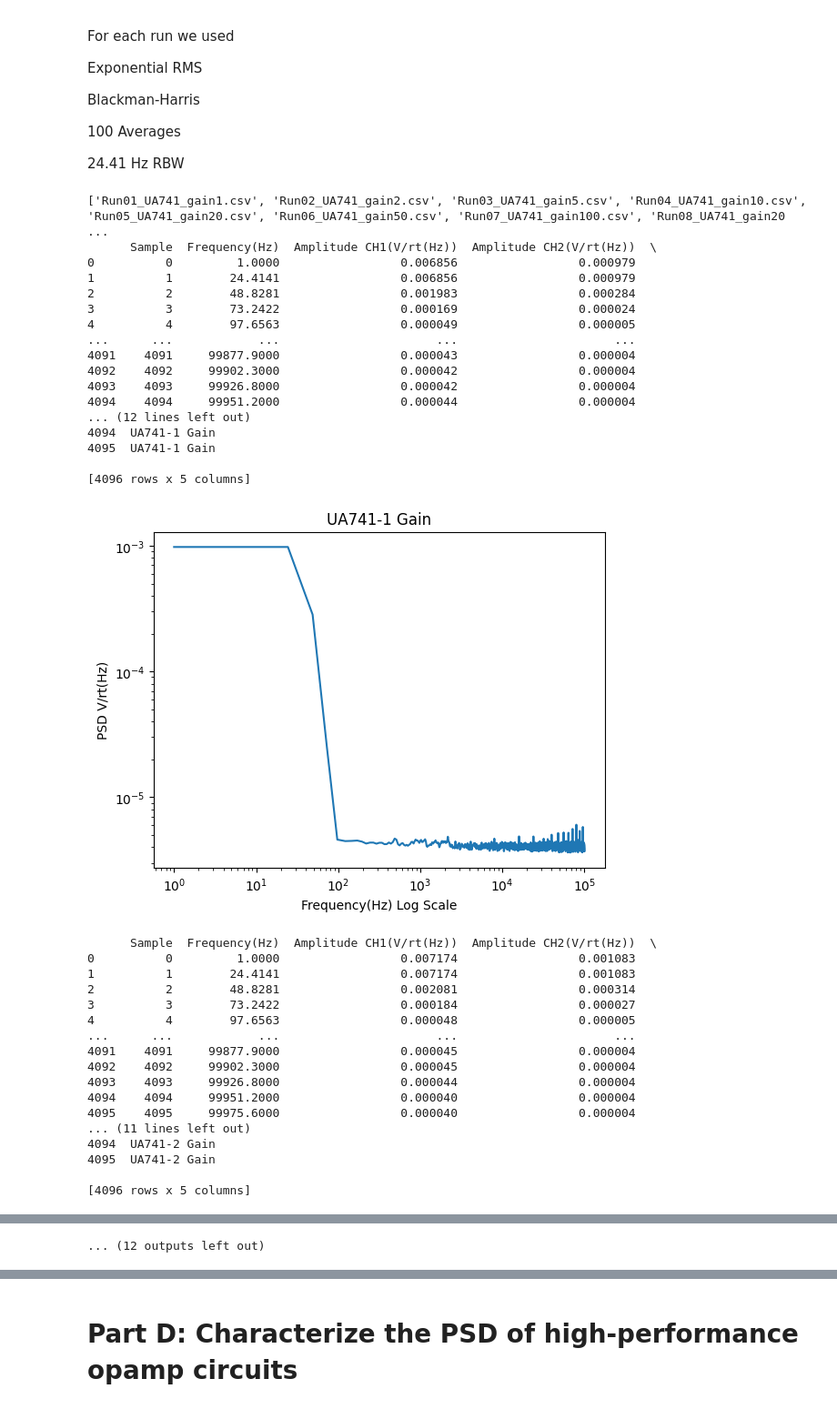
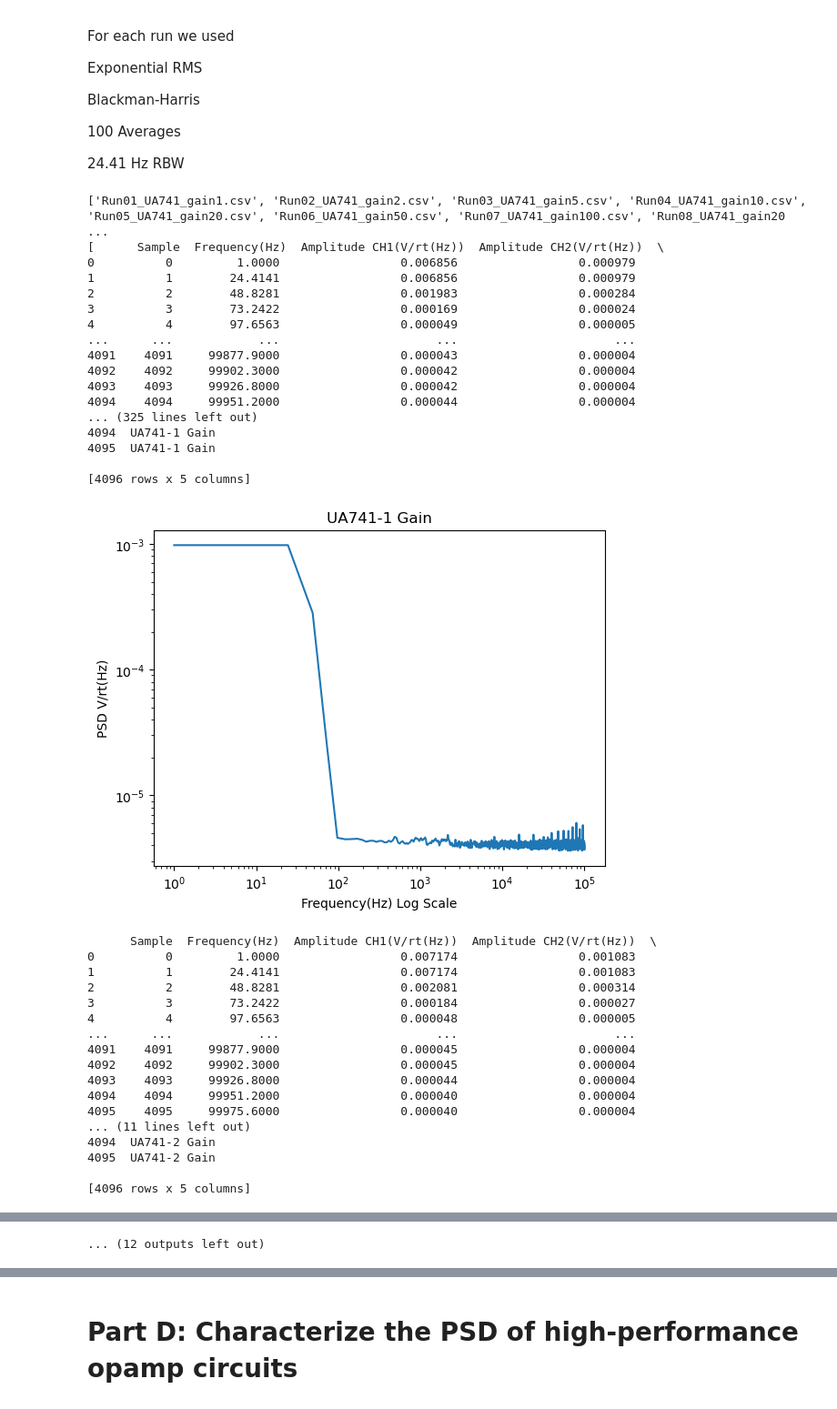
Before and after one commit to MazinDan/Analog_Lab_B, a Jupyter notebook: Lab_4_Report/Analog_Lab4.ipynb, the cells around one changed output, grey strips where cells are left out. Shown at 91% size. Drawn from its saved outputs; the diff is of its cells as text; code cells hidden in the pictures.

```diff
--- a/Lab_4_Report/Analog_Lab4.ipynb
+++ b/Lab_4_Report/Analog_Lab4.ipynb
@@ -371,38 +371,43 @@ print(ua741_gain_files)
 # Holds dataframes for all the gain files
 
 ua741_gain_frames = []
+titles = []
 for file in ua741_gain_files:
     ua741_gain_frames += [pd.read_csv(f'{ua741_gain_folder}/{file}')]
+    temp_title = file[:-4]
+    temp_title = temp_title[12:]
+    titles += [temp_title]
+print(ua741_gain_frames)
 
 for frame in ua741_gain_frames:
     plt.figure()
     plt.xscale('log')
     plt.yscale('log')
     plt.title(frame['Title'][0])
     plt.xlabel('Frequency(Hz) Log Scale')
     plt.ylabel('PSD V/rt(Hz)')
     plt.plot(frame['Frequency(Hz)'], frame['Amplitude CH2(V/rt(Hz))'])
     print(frame)
     plt.show()
 # %% [output]
 ['Run01_UA741_gain1.csv', 'Run02_UA741_gain2.csv', 'Run03_UA741_gain5.csv', 'Run04_UA741_gain10.csv', 'Run05_UA741_gain20.csv', 'Run06_UA741_gain50.csv', 'Run07_UA741_gain100.csv', 'Run08_UA741_gain20 ...
-      Sample  Frequency(Hz)  Amplitude CH1(V/rt(Hz))  Amplitude CH2(V/rt(Hz))  \
+[      Sample  Frequency(Hz)  Amplitude CH1(V/rt(Hz))  Amplitude CH2(V/rt(Hz))  \
 0          0         1.0000                 0.006856                 0.000979
 1          1        24.4141                 0.006856                 0.000979
 2          2        48.8281                 0.001983                 0.000284
 3          3        73.2422                 0.000169                 0.000024
 4          4        97.6563                 0.000049                 0.000005
 ...      ...            ...                      ...                      ...
 4091    4091     99877.9000                 0.000043                 0.000004
 4092    4092     99902.3000                 0.000042                 0.000004
 4093    4093     99926.8000                 0.000042                 0.000004
 4094    4094     99951.2000                 0.000044                 0.000004
-... (12 lines left out)
+... (325 lines left out)
 4094  UA741-1 Gain
 4095  UA741-1 Gain
 
 [4096 rows x 5 columns]
-[figure, old version]
+[figure, new version]
       Sample  Frequency(Hz)  Amplitude CH1(V/rt(Hz))  Amplitude CH2(V/rt(Hz))  \
 0          0         1.0000                 0.007174                 0.001083
 1          1        24.4141                 0.007174                 0.001083
```
Also changed, not shown: parts of 9 cells of this notebook.
